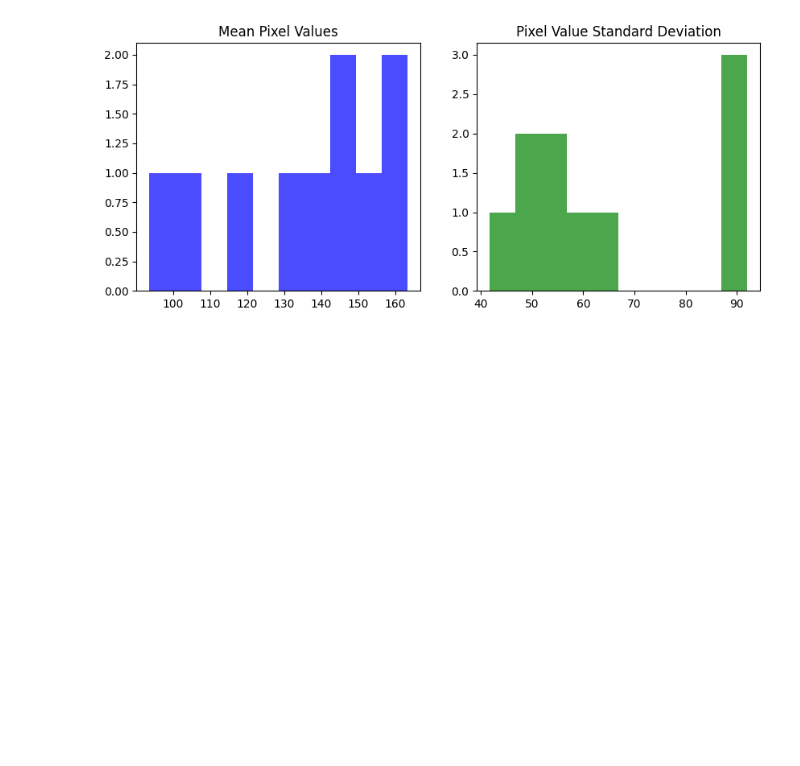
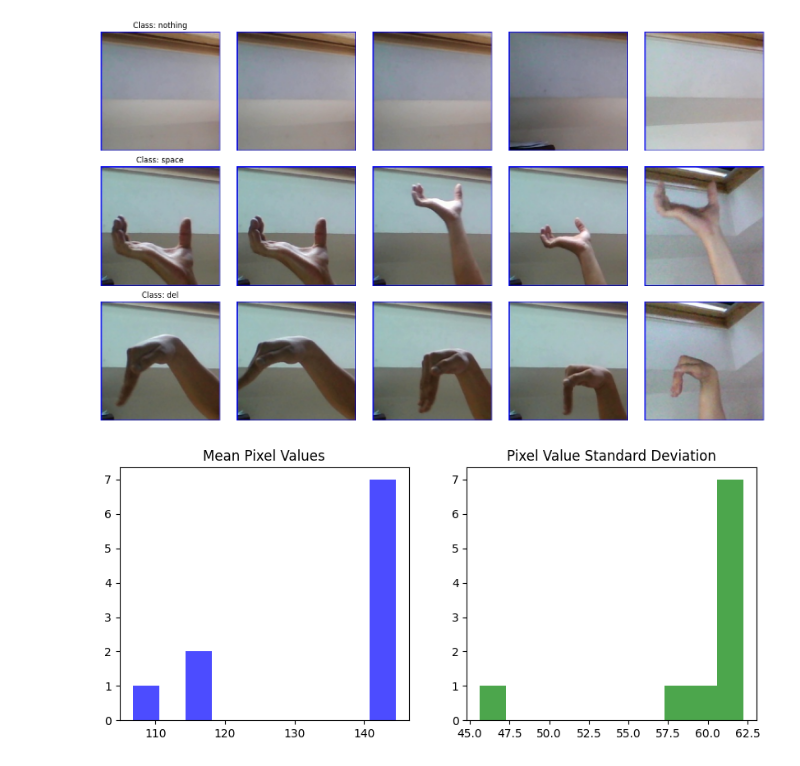
Before and after one commit to Jordan99990/ASL_To_Text, a Jupyter notebook: data_exploration.ipynb, the cells around one changed output. Cells and saved outputs as stored; diff of their text form; code cells hidden in the pictures; blank space fills up the shorter version.

```diff
--- a/data_exploration.ipynb
+++ b/data_exploration.ipynb
@@ -51,12 +64,34 @@ Image sizes: [(200, 200), (200, 200), (200, 200), (200, 200), (200, 200)]
+# %%
+def show_samples_for_classes(generator, class_names, samples_per_class=5):
+    plt.figure(figsize=(15, len(class_names) * 3))
+
+    for i, class_name in enumerate(class_names):
+        class_index = list(generator.class_indices.keys()).index(class_name)
+        class_images = [img for img, label in zip(generator.filepaths, generator.classes) if label == class_index]
+
+        for j in range(samples_per_class):
+            img = Image.open(class_images[j])
+            plt.subplot(len(class_names), samples_per_class, i * samples_per_class + j + 1)
+            plt.imshow(img)
+            if j == 0:
+                plt.title(f"Class: {class_name}")
+            plt.axis('off')
+
+    plt.tight_layout()
+    plt.show()
+
+show_samples_for_classes(data, ["nothing", "space", "del"], samples_per_class=5)
+# %% [output]
+[figure, added]
 # %%
 def get_image_stats(img_path):
-    img = PILImage.create(img_path)
+    img = Image.open(img_path)
     img_array = np.array(img)
     mean = img_array.mean()
     std = img_array.std()
     return mean, std
 
-image_stats = [get_image_stats(f) for f in dls.train_ds.items[:10]]
+image_stats = [get_image_stats(img_path) for img_path in data.filepaths[:10]]
 means, stds = zip(*image_stats)
 
 plt.figure(figsize=(10, 4))
@@ -70,5 +105,5 @@ plt.title('Pixel Value Standard Deviation')
 
 plt.show()
 # %% [output]
-[figure, old version]
+[figure, new version]
 # %%
```
Also changed, not shown: parts of 16 cells of this notebook, 1 other file.
